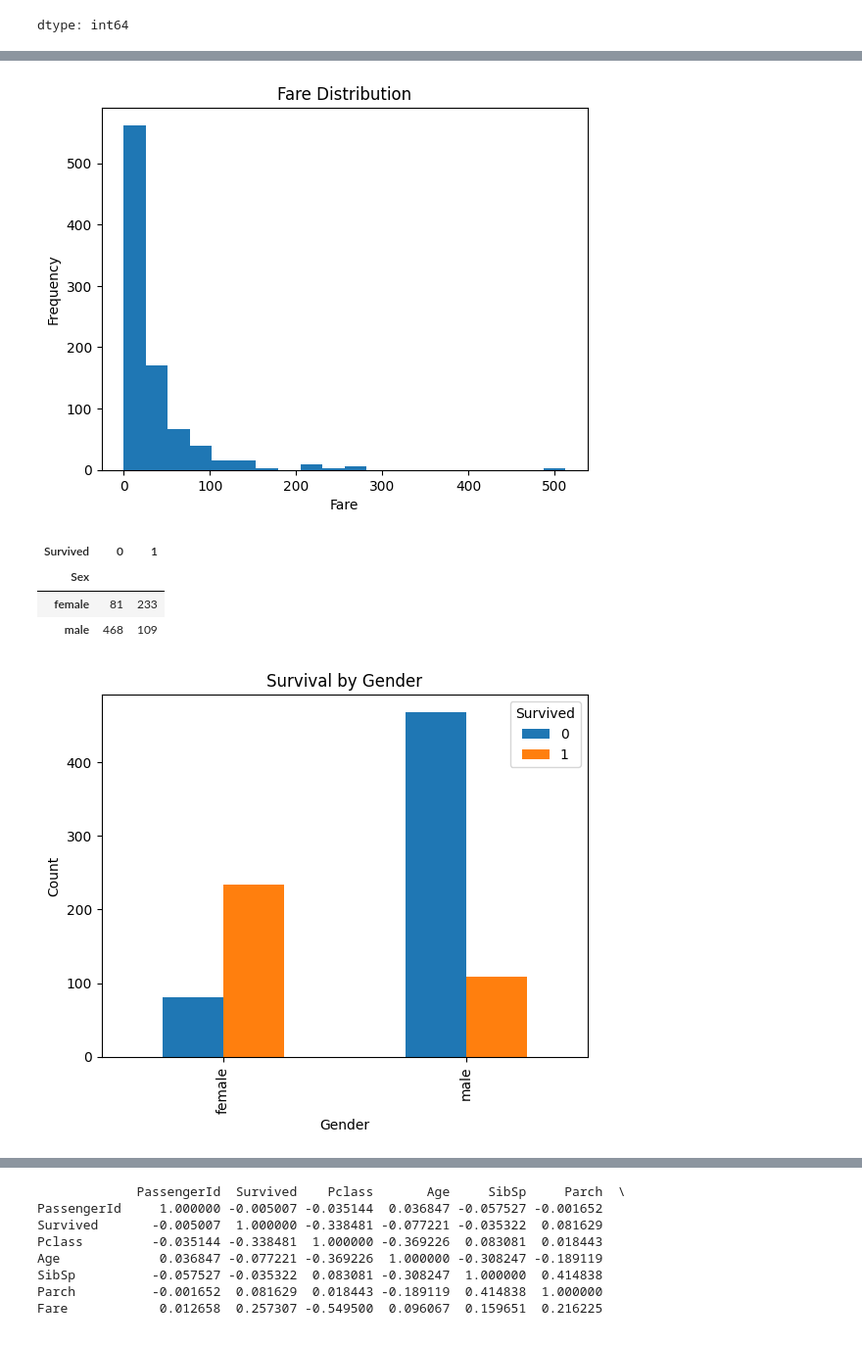
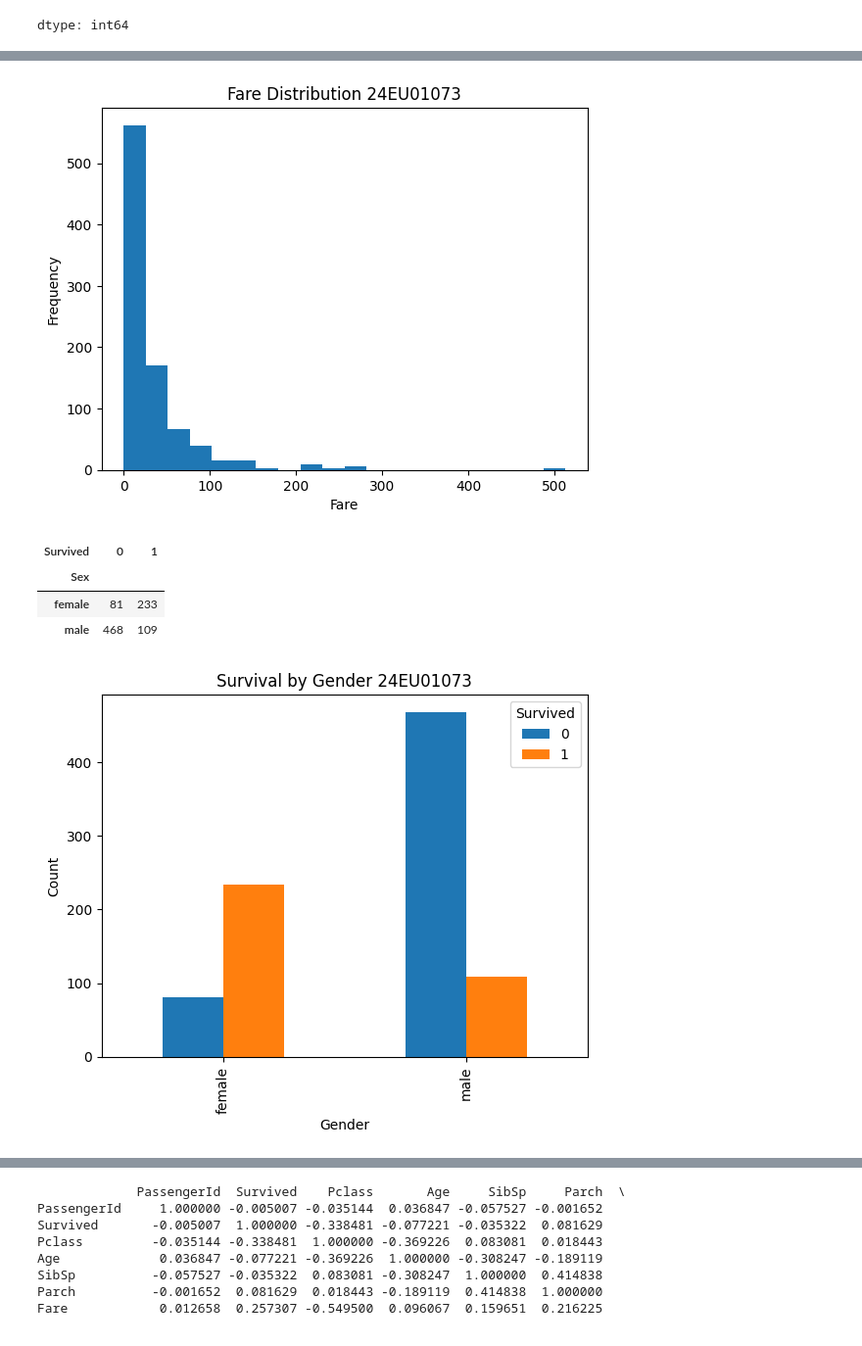
Before and after one commit to sanjuchatrathi-star/ML, a Jupyter notebook: Experiment1_PostLab.ipynb, the cells around one changed output, grey strips where cells are left out. Shown at 98% size. Saved outputs shown, nothing was run; the diff lists cells and outputs as text; code cells hidden in the pictures.

```diff
--- a/Experiment1_PostLab.ipynb
+++ b/Experiment1_PostLab.ipynb
@@ -130,13 +130,13 @@ plt.show()
 # %%
 plt.hist(df["Fare"], bins=20)
 
-plt.title("Fare Distribution")
+plt.title("Fare Distribution 24EU01073")
 plt.xlabel("Fare")
 plt.ylabel("Frequency")
 
 plt.show()
 # %% [output]
-[figure, old version]
+[figure, new version]
 # %%
 pd.crosstab(df["Sex"], df["Survived"])
 # %% [output]
@@ -147,13 +147,13 @@ pd.crosstab(df["Sex"], df["Survived"])
 # %%
 pd.crosstab(df["Sex"], df["Survived"]).plot(kind="bar")
 
-plt.title("Survival by Gender")
+plt.title("Survival by Gender 24EU01073")
 plt.xlabel("Gender")
 plt.ylabel("Count")
 
 plt.show()
 # %% [output]
-[figure, old version]
+[figure, new version]
 # %%
 pd.crosstab(df["Pclass"], df["Survived"]).plot(kind="bar")
 
```
Also changed, not shown: parts of 6 cells of this notebook.
